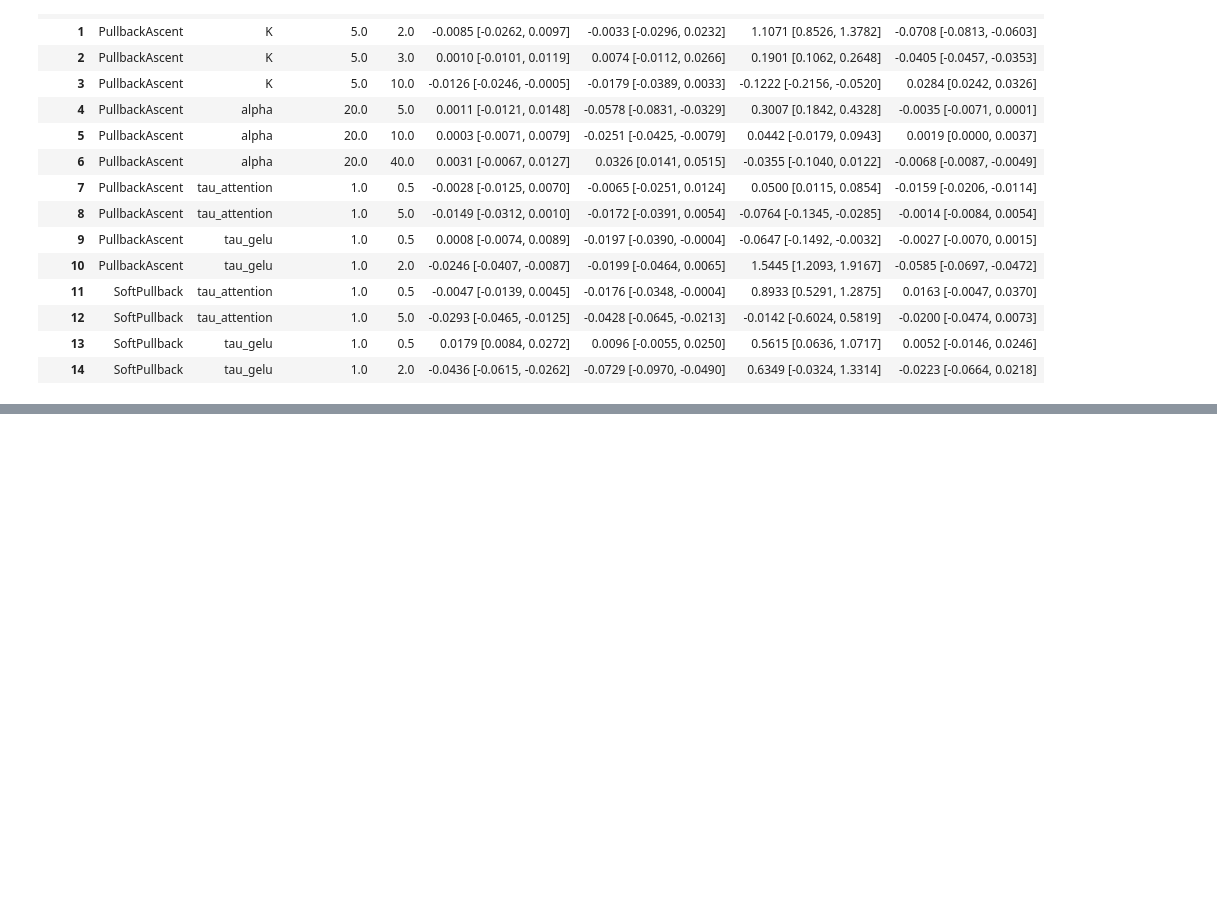
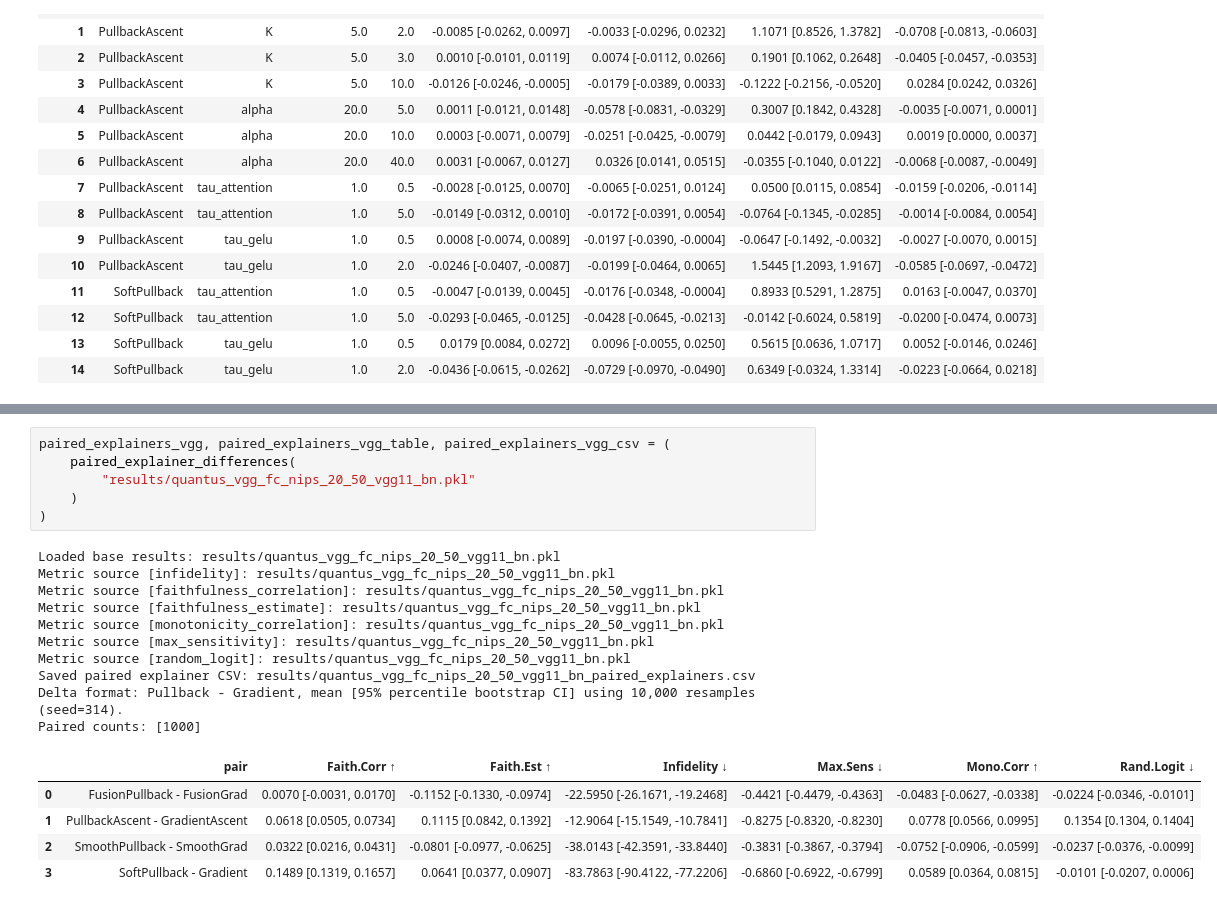
Before and after one commit to 314-Foundation/SemanticPullbacks, a Jupyter notebook: notebooks/verify_results.ipynb, the cells around one changed output, grey strips where cells are left out. Cells and saved outputs as stored; diff of their text form; blank space fills up the shorter version.

Commit message:
paired differences of explainers

```diff
--- a/notebooks/verify_results.ipynb
+++ b/notebooks/verify_results.ipynb
@@ -590,0 +765,22 @@ Paired counts present in the detailed CSV: [500]
+# %%
+paired_explainers_vgg, paired_explainers_vgg_table, paired_explainers_vgg_csv = (
+    paired_explainer_differences(
+        "results/quantus_vgg_fc_nips_20_50_vgg11_bn.pkl"
+    )
+)
+# %% [output]
+Loaded base results: results/quantus_vgg_fc_nips_20_50_vgg11_bn.pkl
+Metric source [infidelity]: results/quantus_vgg_fc_nips_20_50_vgg11_bn.pkl
+Metric source [faithfulness_correlation]: results/quantus_vgg_fc_nips_20_50_vgg11_bn.pkl
+Metric source [faithfulness_estimate]: results/quantus_vgg_fc_nips_20_50_vgg11_bn.pkl
+Metric source [monotonicity_correlation]: results/quantus_vgg_fc_nips_20_50_vgg11_bn.pkl
+Metric source [max_sensitivity]: results/quantus_vgg_fc_nips_20_50_vgg11_bn.pkl
+Metric source [random_logit]: results/quantus_vgg_fc_nips_20_50_vgg11_bn.pkl
+Saved paired explainer CSV: results/quantus_vgg_fc_nips_20_50_vgg11_bn_paired_explainers.csv
+Delta format: Pullback - Gradient, mean [95% percentile bootstrap CI] using 10,000 resamples (seed=314).
+Paired counts: [1000]
+|  | pair | Faith.Corr ↑ | Faith.Est ↑ | Infidelity ↓ | Max.Sens ↓ | Mono.Corr ↑ | Rand.Logit ↓ |
+| 0 | FusionPullback - FusionGrad | 0.0070 [-0.0031, 0.0170] | -0.1152 [-0.1330, -0.0974] | -22.5950 [-26.1671, -19.2468] | -0.4421 [-0.4479, -0.4363] | -0.0483 [-0.0627, -0.0338] | -0.0224 [-0.0346, -0.0101] |
+| 1 | PullbackAscent - GradientAscent | 0.0618 [0.0505, 0.0734] | 0.1115 [0.0842, 0.1392] | -12.9064 [-15.1549, -10.7841] | -0.8275 [-0.8320, -0.8230] | 0.0778 [0.0566, 0.0995] | 0.1354 [0.1304, 0.1404] |
+| 2 | SmoothPullback - SmoothGrad | 0.0322 [0.0216, 0.0431] | -0.0801 [-0.0977, -0.0625] | -38.0143 [-42.3591, -33.8440] | -0.3831 [-0.3867, -0.3794] | -0.0752 [-0.0906, -0.0599] | -0.0237 [-0.0376, -0.0099] |
+| 3 | SoftPullback - Gradient | 0.1489 [0.1319, 0.1657] | 0.0641 [0.0377, 0.0907] | -83.7863 [-90.4122, -77.2206] | -0.6860 [-0.6922, -0.6799] | 0.0589 [0.0364, 0.0815] | -0.0101 [-0.0207, 0.0006] |
```
Also changed, not shown: parts of 6 cells of this notebook, 4 other files.
